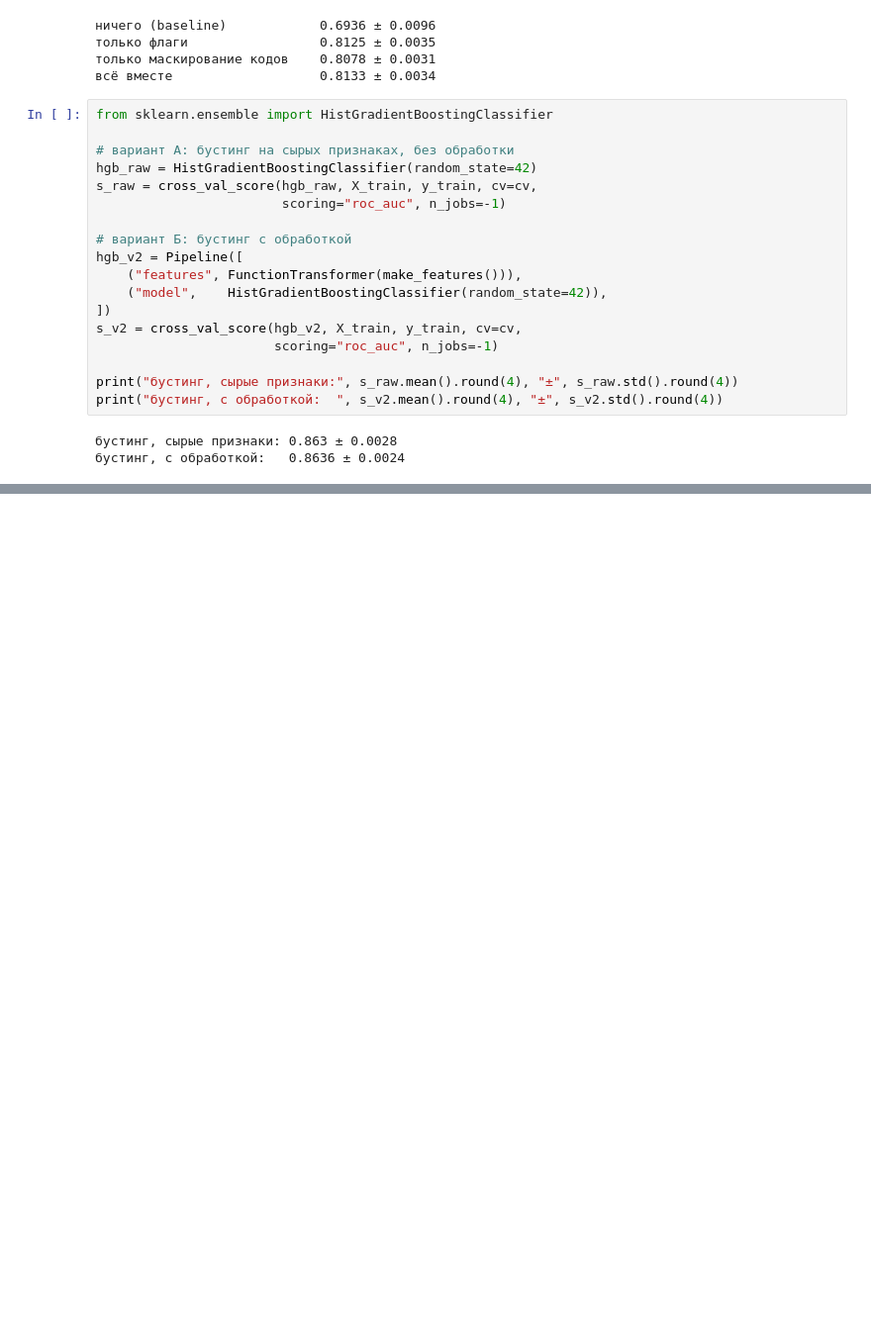
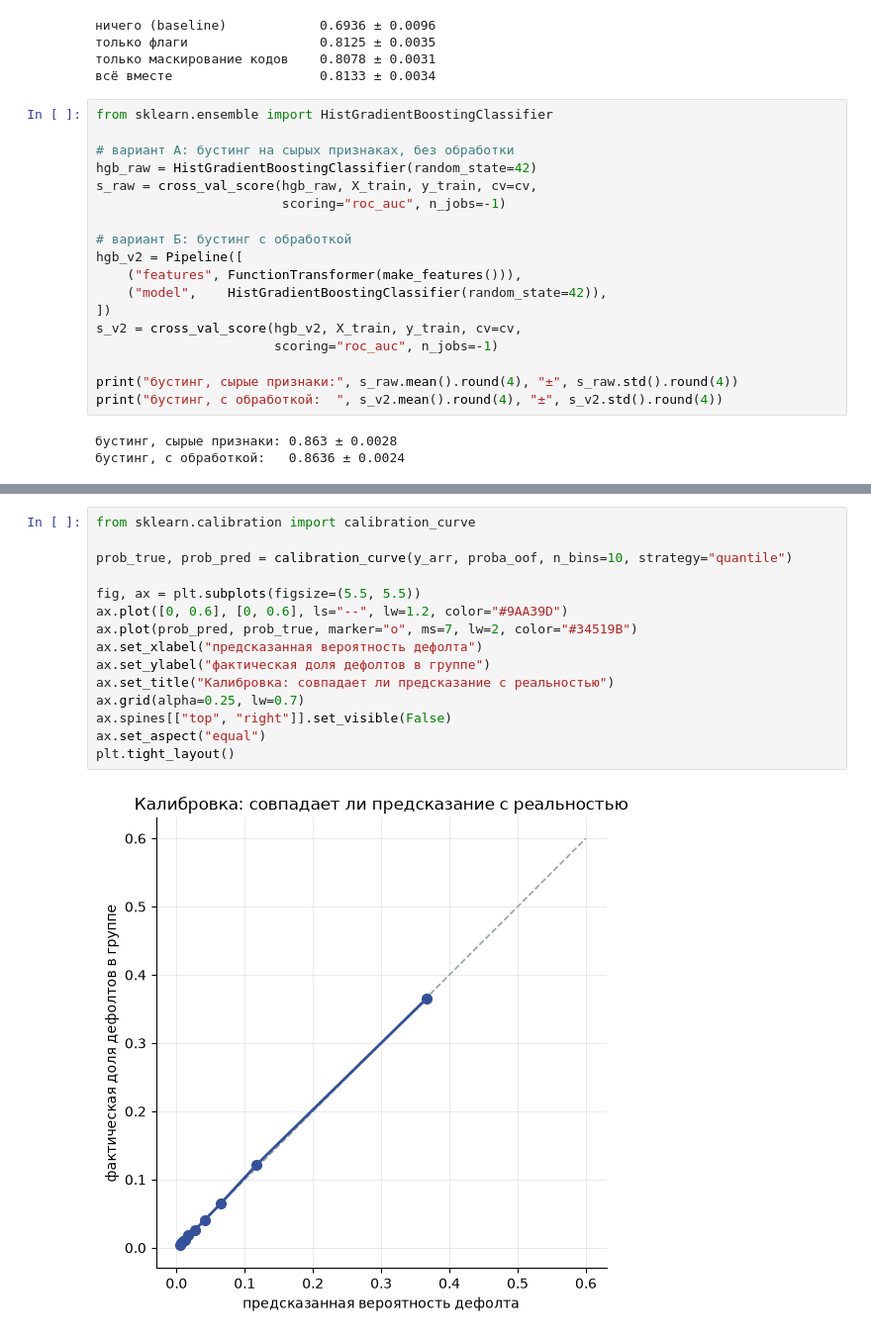
Before and after one commit to nikrasavin/credit-default-risk, a Jupyter notebook: notebooks/01.ipynb, the cells around one changed output, grey strips where cells are left out. Shown at 99% size. Drawn from its saved outputs; the diff is of its cells as text; blank space fills up the shorter version.

```diff
--- a/notebooks/01.ipynb
+++ b/notebooks/01.ipynb
@@ -291,0 +374,17 @@ print("бустинг, с обработкой:  ", s_v2.mean().round(4), "±",
+# %%
+from sklearn.calibration import calibration_curve
+
+prob_true, prob_pred = calibration_curve(y_arr, proba_oof, n_bins=10, strategy="quantile")
+
+fig, ax = plt.subplots(figsize=(5.5, 5.5))
+ax.plot([0, 0.6], [0, 0.6], ls="--", lw=1.2, color="#9AA39D")
+ax.plot(prob_pred, prob_true, marker="o", ms=7, lw=2, color="#34519B")
+ax.set_xlabel("предсказанная вероятность дефолта")
+ax.set_ylabel("фактическая доля дефолтов в группе")
+ax.set_title("Калибровка: совпадает ли предсказание с реальностью")
+ax.grid(alpha=0.25, lw=0.7)
+ax.spines[["top", "right"]].set_visible(False)
+ax.set_aspect("equal")
+plt.tight_layout()
+# %% [output]
+[figure, added]
```
Also changed, not shown: parts of 10 cells of this notebook, 8 other files.
